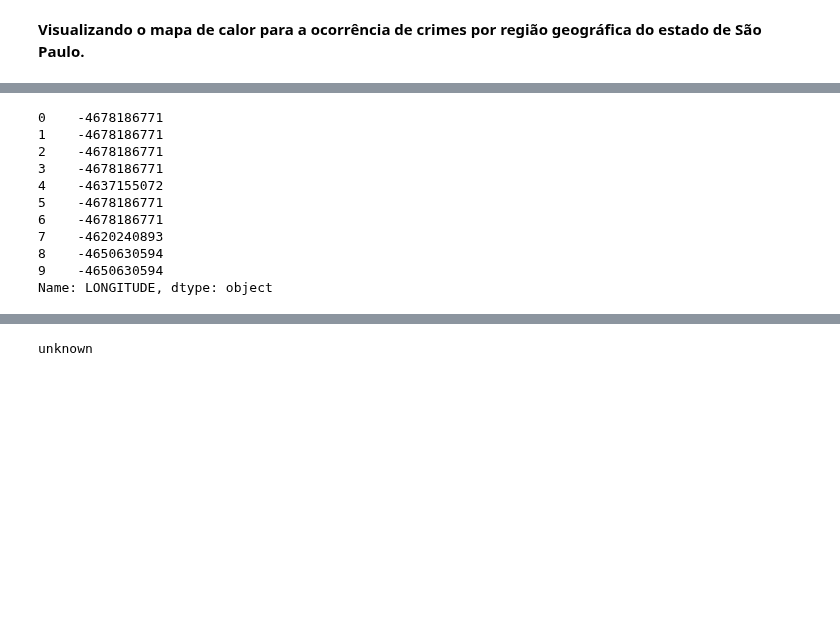
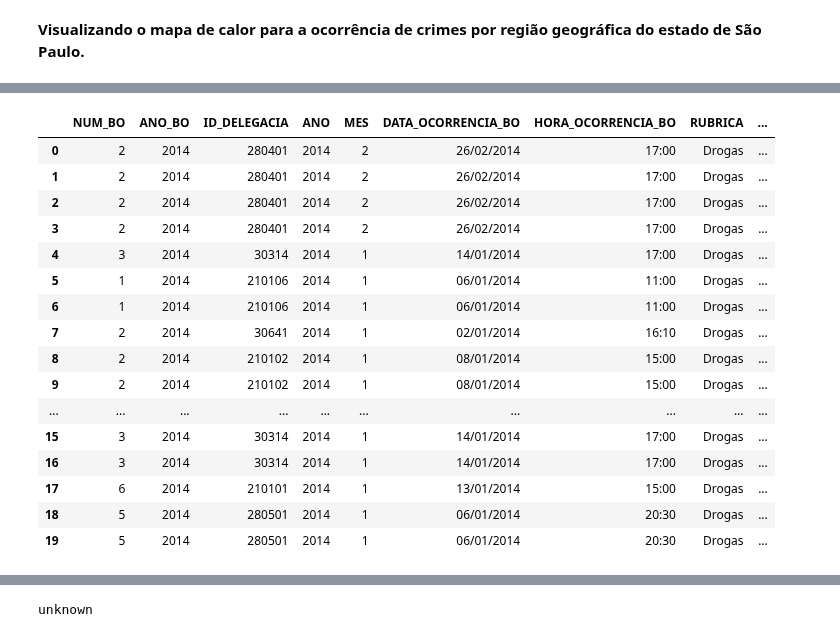
Before and after one commit to debora28/pi-2020.2, a Jupyter notebook: DataScience2.ipynb, the cells around one changed output, grey strips where cells are left out. Saved outputs shown, nothing was run; the diff lists cells and outputs as text; code cells hidden in the pictures; blank space fills up the shorter version.

```diff
--- a/DataScience2.ipynb
+++ b/DataScience2.ipynb
@@ -617,2 +622,3 @@ Name: LONGITUDE, dtype: object
-# %%
-data['LONGITUDE'] = data['LONGITUDE'].str.replace('.', '')
+# %%
+nova_lat = new_array(antiga_lat)
+nova_lon = new_array(antiga_lat)
@@ -619,17 +643,29 @@ data['LONGITUDE'] = data['LONGITUDE'].str.replace('.', '')
+# %%
+data['nova_latitude'] = ""
+data['nova_longitude'] = ""
+# %%
+data['nova_latitude'] = data['nova_latitude'] + nova_lat
+data['nova_longitude'] = data['nova_longitude'] + nova_lon
 # %%
-data['LONGITUDE'].head(10)
+data.head(20)
 # %% [output]
-0    -4678186771
-1    -4678186771
-2    -4678186771
-3    -4678186771
-4    -4637155072
-5    -4678186771
-6    -4678186771
-7    -4620240893
-8    -4650630594
-9    -4650630594
-Name: LONGITUDE, dtype: object
+|  | NUM_BO | ANO_BO | ID_DELEGACIA | ANO | MES | DATA_OCORRENCIA_BO | HORA_OCORRENCIA_BO | RUBRICA | ... |
+| 0 | 2 | 2014 | 280401 | 2014 | 2 | 26/02/2014 | 17:00 | Drogas | ... |
+| 1 | 2 | 2014 | 280401 | 2014 | 2 | 26/02/2014 | 17:00 | Drogas | ... |
+| 2 | 2 | 2014 | 280401 | 2014 | 2 | 26/02/2014 | 17:00 | Drogas | ... |
+| 3 | 2 | 2014 | 280401 | 2014 | 2 | 26/02/2014 | 17:00 | Drogas | ... |
+| 4 | 3 | 2014 | 30314 | 2014 | 1 | 14/01/2014 | 17:00 | Drogas | ... |
+| 5 | 1 | 2014 | 210106 | 2014 | 1 | 06/01/2014 | 11:00 | Drogas | ... |
+| 6 | 1 | 2014 | 210106 | 2014 | 1 | 06/01/2014 | 11:00 | Drogas | ... |
+| 7 | 2 | 2014 | 30641 | 2014 | 1 | 02/01/2014 | 16:10 | Drogas | ... |
+| 8 | 2 | 2014 | 210102 | 2014 | 1 | 08/01/2014 | 15:00 | Drogas | ... |
+| 9 | 2 | 2014 | 210102 | 2014 | 1 | 08/01/2014 | 15:00 | Drogas | ... |
+| ... | ... | ... | ... | ... | ... | ... | ... | ... | ... |
+| 15 | 3 | 2014 | 30314 | 2014 | 1 | 14/01/2014 | 17:00 | Drogas | ... |
+| 16 | 3 | 2014 | 30314 | 2014 | 1 | 14/01/2014 | 17:00 | Drogas | ... |
+| 17 | 6 | 2014 | 210101 | 2014 | 1 | 13/01/2014 | 15:00 | Drogas | ... |
+| 18 | 5 | 2014 | 280501 | 2014 | 1 | 06/01/2014 | 20:30 | Drogas | ... |
+| 19 | 5 | 2014 | 280501 | 2014 | 1 | 06/01/2014 | 20:30 | Drogas | ... |
 # %%
 !pip install git+https://github.com/python-visualization/folium
 # %% [output]
```
Also changed, not shown: parts of 35 cells of this notebook.
